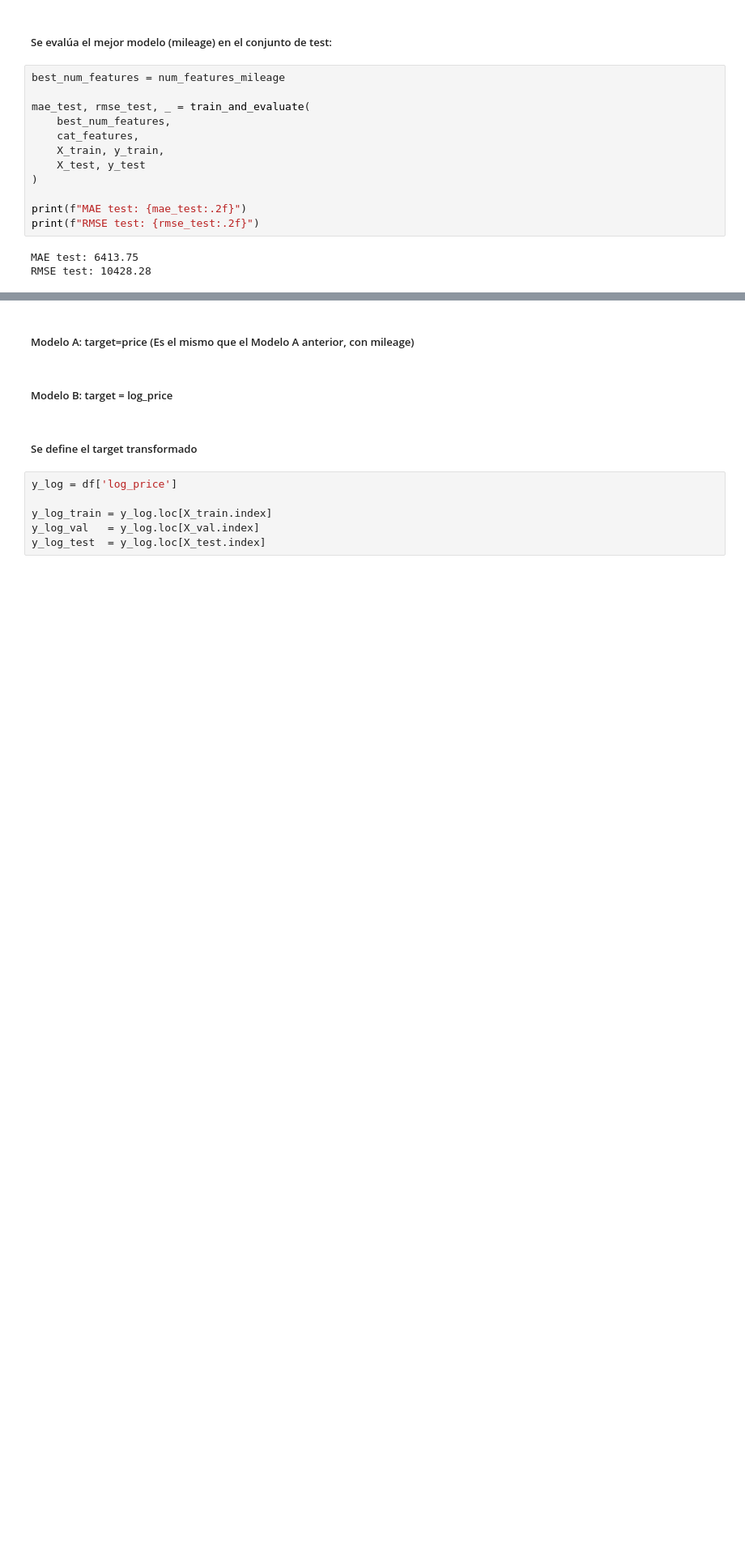
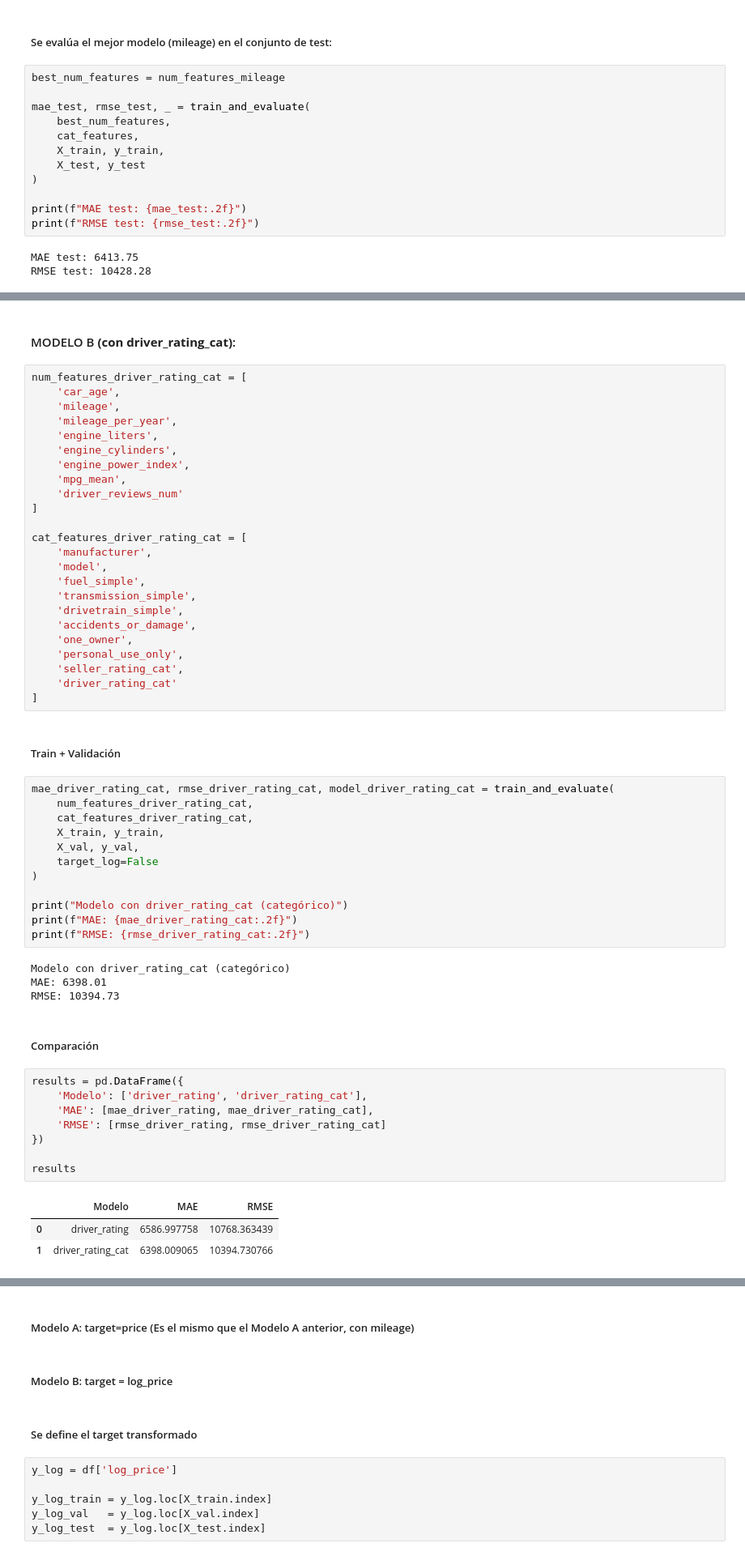
Before and after one commit to krodgall/Machine_Learning_project, a Jupyter notebook: notebooks/06_modelado.ipynb, the cells around one changed output, grey strips where cells are left out. Shown at 81% size. Cells and saved outputs as stored; diff of their text form; blank space fills up the shorter version.

Commit message:
Cambios en el modelado

```diff
--- a/notebooks/06_modelado.ipynb
+++ b/notebooks/06_modelado.ipynb
@@ -245,0 +292,58 @@ RMSE test: 10428.28
+# %% [markdown]
+#### MODELO B **(con driver_rating_cat)**:
+# %%
+num_features_driver_rating_cat = [
+    'car_age',
+    'mileage',
+    'mileage_per_year',
+    'engine_liters',
+    'engine_cylinders',
+    'engine_power_index',
+    'mpg_mean',
+    'driver_reviews_num'
+]
+
+cat_features_driver_rating_cat = [
+    'manufacturer',
+    'model',
+    'fuel_simple',
+    'transmission_simple',
+    'drivetrain_simple',
+    'accidents_or_damage',
+    'one_owner',
+    'personal_use_only',
+    'seller_rating_cat',
+    'driver_rating_cat'
+]
+# %% [markdown]
+##### Train + Validación
+# %%
+mae_driver_rating_cat, rmse_driver_rating_cat, model_driver_rating_cat = train_and_evaluate(
+    num_features_driver_rating_cat,
+    cat_features_driver_rating_cat,
+    X_train, y_train,
+    X_val, y_val,
+    target_log=False
+)
+
+print("Modelo con driver_rating_cat (categórico)")
+print(f"MAE: {mae_driver_rating_cat:.2f}")
+print(f"RMSE: {rmse_driver_rating_cat:.2f}")
+# %% [output]
+Modelo con driver_rating_cat (categórico)
+MAE: 6398.01
+RMSE: 10394.73
+# %% [markdown]
+##### Comparación
+# %%
+results = pd.DataFrame({
+    'Modelo': ['driver_rating', 'driver_rating_cat'],
+    'MAE': [mae_driver_rating, mae_driver_rating_cat],
+    'RMSE': [rmse_driver_rating, rmse_driver_rating_cat]
+})
+
+results
+# %% [output]
+|  | Modelo | MAE | RMSE |
+| 0 | driver_rating | 6586.997758 | 10768.363439 |
+| 1 | driver_rating_cat | 6398.009065 | 10394.730766 |
```
Also changed, not shown: parts of 33 cells of this notebook.
